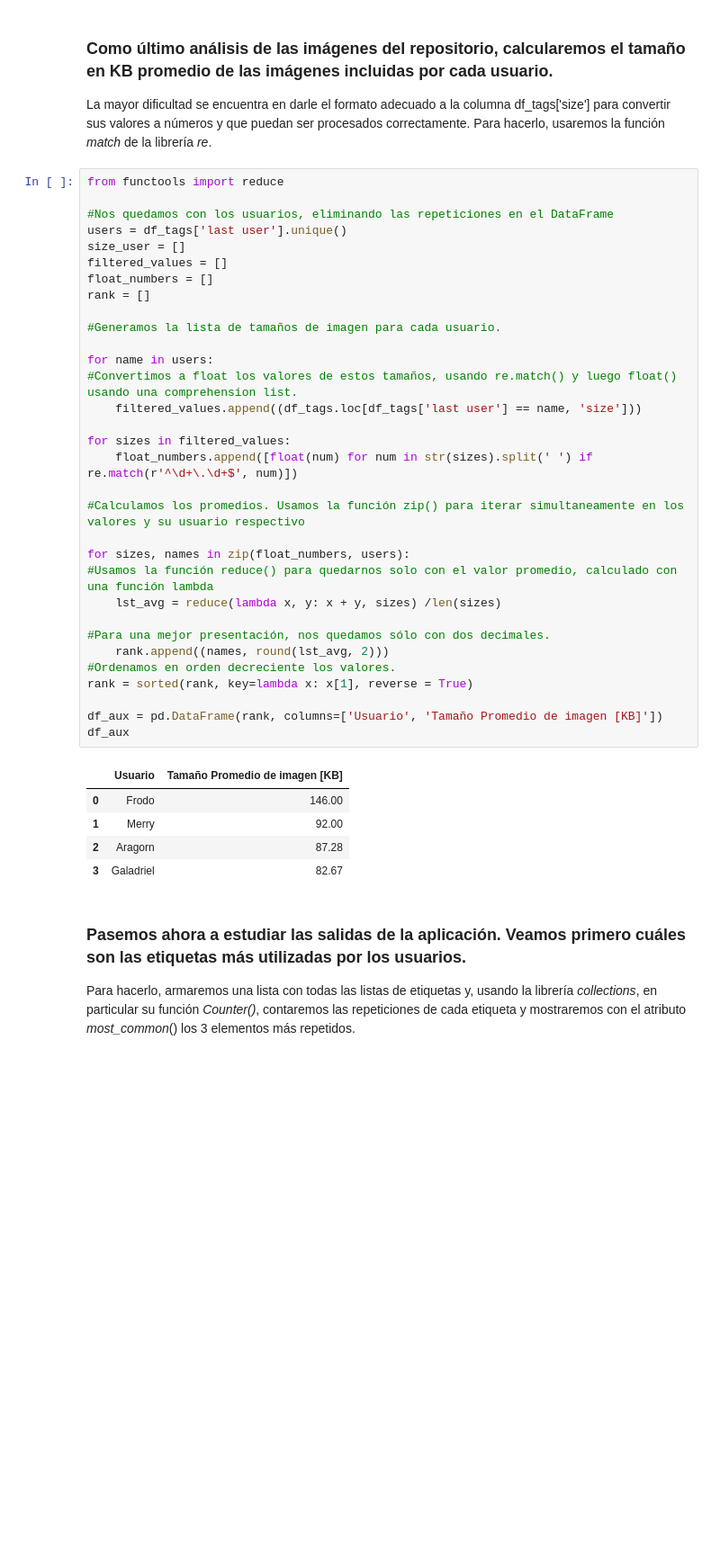
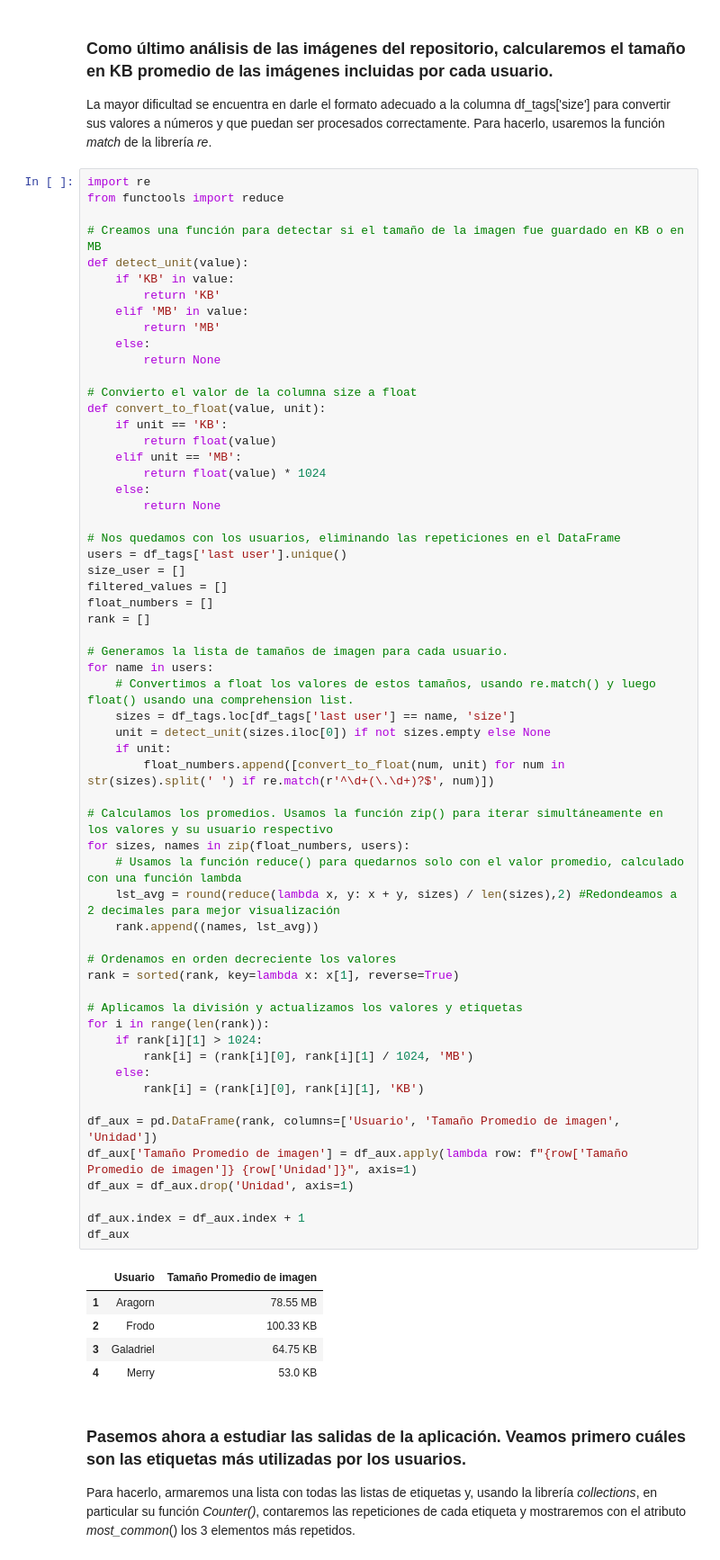
Before and after one commit to Petercantropvs/UNLPImage, a Jupyter notebook: unlpimage/estadisticas_jupyter.ipynb, the cells around one changed output. Shown at 90% size. Drawn from its saved outputs; the diff is of its cells as text; blank space fills up the shorter version.

Commit message:
Agrego compatibilidad con diferentes unidades de tamaño de imagen, corrijo index en las tablas.

```diff
--- a/unlpimage/estadisticas_jupyter.ipynb
+++ b/unlpimage/estadisticas_jupyter.ipynb
@@ -317,43 +318,70 @@ plt.show()
 
 La mayor dificultad se encuentra en darle el formato adecuado a la columna df_tags['size'] para convertir sus valores a números y que puedan ser procesados correctamente. Para hacerlo, usaremos la función _match_ de la librería _re_.
 # %%
+import re
 from functools import reduce
 
-#Nos quedamos con los usuarios, eliminando las repeticiones en el DataFrame
+# Creamos una función para detectar si el tamaño de la imagen fue guardado en KB o en MB
+def detect_unit(value):
+    if 'KB' in value:
+        return 'KB'
+    elif 'MB' in value:
+        return 'MB'
+    else:
+        return None
+
+# Convierto el valor de la columna size a float
+def convert_to_float(value, unit):
+    if unit == 'KB':
+        return float(value)
+    elif unit == 'MB':
+        return float(value) * 1024
+    else:
+        return None
+
+# Nos quedamos con los usuarios, eliminando las repeticiones en el DataFrame
 users = df_tags['last user'].unique()
 size_user = []
 filtered_values = []
 float_numbers = []
 rank = []
 
-#Generamos la lista de tamaños de imagen para cada usuario.
+# Generamos la lista de tamaños de imagen para cada usuario.
+for name in users:
+    # Convertimos a float los valores de estos tamaños, usando re.match() y luego float() usando una comprehension list.
+    sizes = df_tags.loc[df_tags['last user'] == name, 'size']
+    unit = detect_unit(sizes.iloc[0]) if not sizes.empty else None
+    if unit:
+        float_numbers.append([convert_to_float(num, unit) for num in str(sizes).split(' ') if re.match(r'^\d+(\.\d+)?$', num)])
 
-for name in users:
-#Convertimos a float los valores de estos tamaños, usando re.match() y luego float() usando una comprehension list.
-    filtered_values.append((df_tags.loc[df_tags['last user'] == name, 'size']))
+# Calculamos los promedios. Usamos la función zip() para iterar simultáneamente en los valores y su usuario respectivo
+for sizes, names in zip(float_numbers, users):
+    # Usamos la función reduce() para quedarnos solo con el valor promedio, calculado con una función lambda
+    lst_avg = round(reduce(lambda x, y: x + y, sizes) / len(sizes),2) #Redondeamos a 2 decimales para mejor visualización
+    rank.append((names, lst_avg))
 
-for sizes in filtered_values:
-    float_numbers.append([float(num) for num in str(sizes).split(' ') if re.match(r'^\d+\.\d+$', num)])
+# Ordenamos en orden decreciente los valores
+rank = sorted(rank, key=lambda x: x[1], reverse=True)
 
-#Calculamos los promedios. Usamos la función zip() para iterar simultaneamente en los valores y su usuario respectivo
+# Aplicamos la división y actualizamos los valores y etiquetas
+for i in range(len(rank)):
+    if rank[i][1] > 1024:
+        rank[i] = (rank[i][0], rank[i][1] / 1024, 'MB')
+    else:
+        rank[i] = (rank[i][0], rank[i][1], 'KB')
 
-for sizes, names in zip(float_numbers, users):
-#Usamos la función reduce() para quedarnos solo con el valor promedio, calculado con una función lambda
-    lst_avg = reduce(lambda x, y: x + y, sizes) /len(sizes)
+df_aux = pd.DataFrame(rank, columns=['Usuario', 'Tamaño Promedio de imagen', 'Unidad'])
+df_aux['Tamaño Promedio de imagen'] = df_aux.apply(lambda row: f"{row['Tamaño Promedio de imagen']} {row['Unidad']}", axis=1)
+df_aux = df_aux.drop('Unidad', axis=1)
 
-#Para una mejor presentación, nos quedamos sólo con dos decimales.
-    rank.append((names, round(lst_avg, 2)))
-#Ordenamos en orden decreciente los valores.
-rank = sorted(rank, key=lambda x: x[1], reverse = True)
-
-df_aux = pd.DataFrame(rank, columns=['Usuario', 'Tamaño Promedio de imagen [KB]'])
+df_aux.index = df_aux.index + 1
 df_aux
 # %% [output]
-|  | Usuario | Tamaño Promedio de imagen [KB] |
-| 0 | Frodo | 146.00 |
-| 1 | Merry | 92.00 |
-| 2 | Aragorn | 87.28 |
-| 3 | Galadriel | 82.67 |
+|  | Usuario | Tamaño Promedio de imagen |
+| 1 | Aragorn | 78.55 MB |
+| 2 | Frodo | 100.33 KB |
+| 3 | Galadriel | 64.75 KB |
+| 4 | Merry | 53.0 KB |
 # %% [markdown]
 ### Pasemos ahora a estudiar las salidas de la aplicación. Veamos primero cuáles son las etiquetas más utilizadas por los usuarios.
 
```
Also changed, not shown: parts of 4 cells of this notebook, 1 other file.
